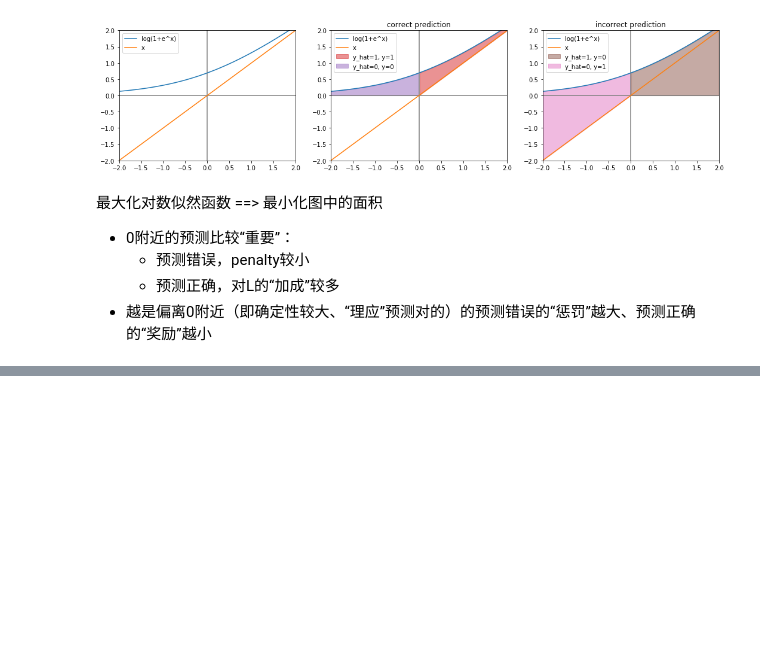
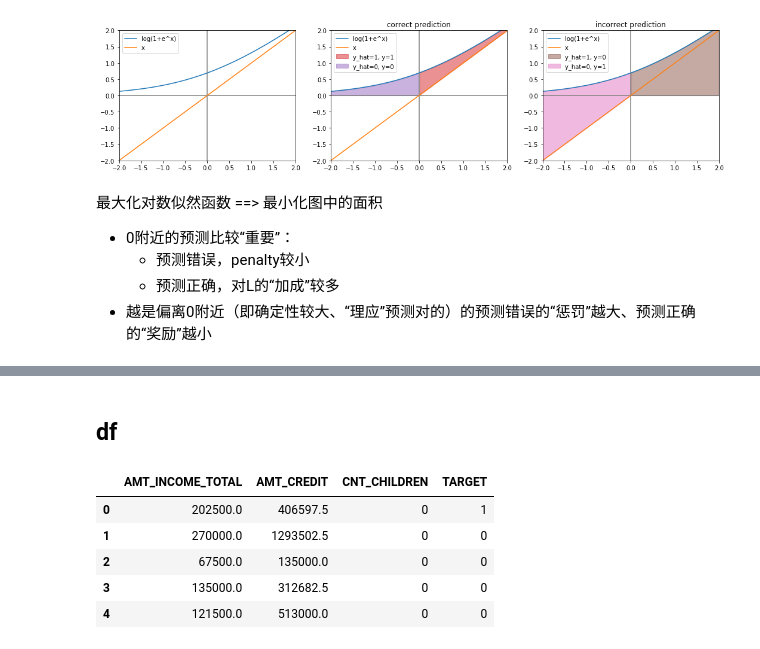
Before and after one commit to JiaRu2016/LiHang_StatisticalLearningMethod, a Jupyter notebook: C6-logistic/LogisticRegression.ipynb, the cells around one changed output, grey strips where cells are left out. Drawn from its saved outputs; the diff is of its cells as text; code cells hidden in the pictures; blank space fills up the shorter version.

```diff
--- a/C6-logistic/LogisticRegression.ipynb
+++ b/C6-logistic/LogisticRegression.ipynb
@@ -84,0 +294,14 @@ Text(0.5, 1.0, 'incorrect prediction')
+# %% [markdown]
+## df
+# %%
+features = ['AMT_INCOME_TOTAL', 'AMT_CREDIT', 'CNT_CHILDREN'] #, 'NAME_EDUCATION_TYPE']
+df = raw_df[features + ['TARGET']].copy()
+
+df.head()
+# %% [output]
+|  | AMT_INCOME_TOTAL | AMT_CREDIT | CNT_CHILDREN | TARGET |
+| 0 | 202500.0 | 406597.5 | 0 | 1 |
+| 1 | 270000.0 | 1293502.5 | 0 | 0 |
+| 2 | 67500.0 | 135000.0 | 0 | 0 |
+| 3 | 135000.0 | 312682.5 | 0 | 0 |
+| 4 | 121500.0 | 513000.0 | 0 | 0 |
```
Also changed, not shown: parts of 14 cells of this notebook.
